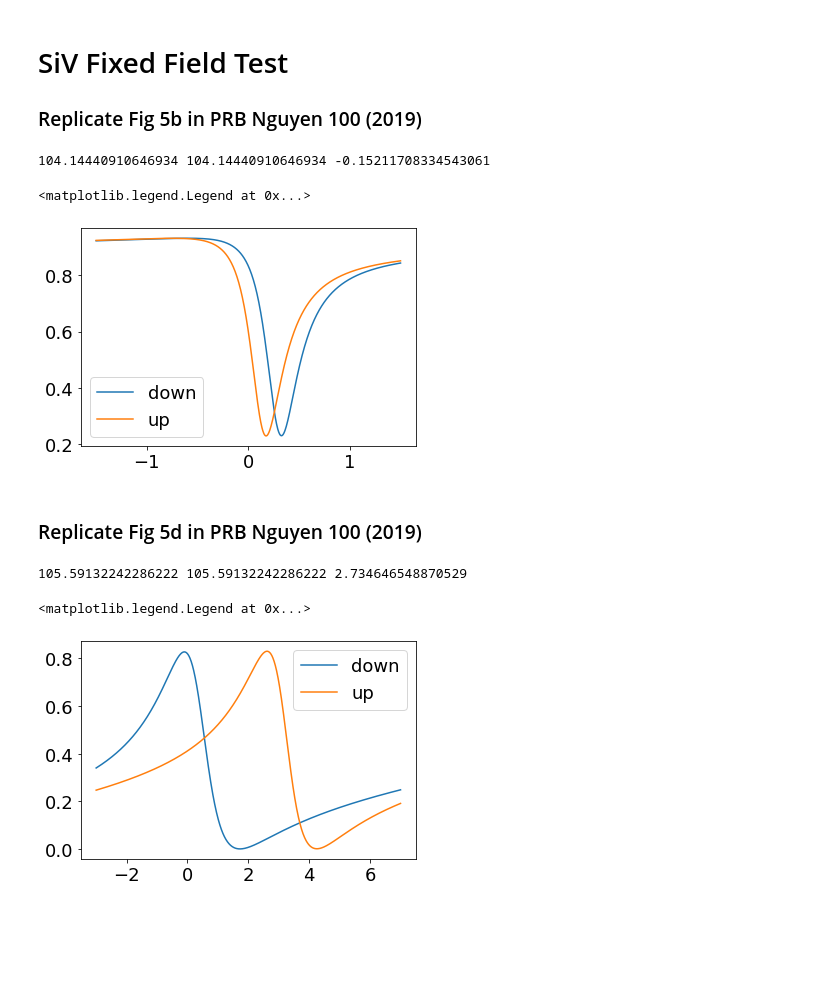
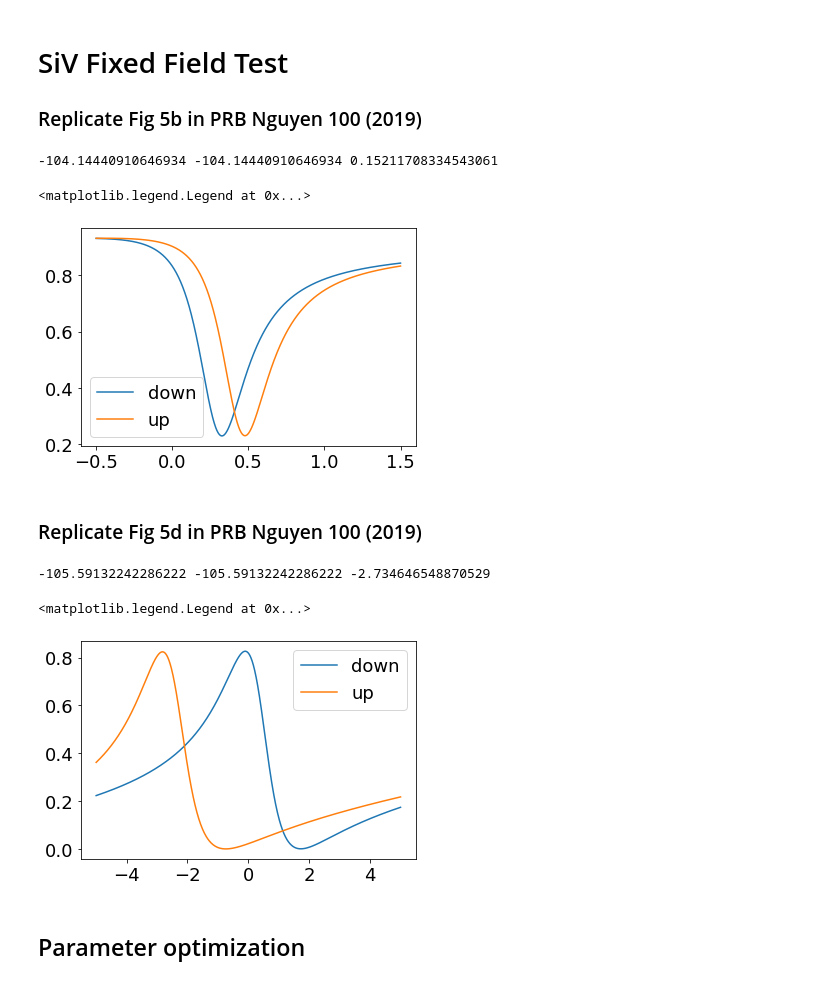
Before and after one commit to huanyanqi/siv-cqed-model, a Jupyter notebook: CavityQED.ipynb, the cells around one changed output. Drawn from its saved outputs; the diff is of its cells as text; code cells hidden in the pictures; blank space fills up the shorter version.

```diff
--- a/CavityQED.ipynb
+++ b/CavityQED.ipynb
@@ -135,27 +135,27 @@ plt.plot(np.linalg.norm(B_sweep, axis=0), ge_up_up - ge_down_down)
 # %%
 s.update_val(B=[0., 0, 0.35])
 bands = np.zeros([2, 4])
 bands[0, :] = (s.Hg.eigenenergies()).real # Ground state energies
 bands[1, :] = (s.He.eigenenergies()).real # Excited state energies
 
 # f_downdown, f_upup
-ge_down_down = bands[0, 0] - bands[1, 0]
-ge_up_up = bands[0, 1] - bands[1, 1]
+ge_down_down = bands[1, 0] - bands[0, 0]
+ge_up_up = bands[1, 1] - bands[0, 1]
 # Relative energy difference
 print(ge_up_up, ge_up_up, ge_up_up - ge_down_down)
 
 # Detuning = 3 kappa
 cavity_detuning = -3*33
-w_arr = np.linspace(-1.5, 1.5, 1000)
+w_arr = np.linspace(-1.+0.5, 1.+0.5, 1000)
 
 c = Cavity({"w_c": cavity_detuning, "w_down": 0, "w_up": (ge_up_up - ge_down_down)})
 plt.plot(w_arr, c.reflectance(w_arr, 0), label="down")
 plt.plot(w_arr, c.reflectance(w_arr, 1), label="up")
 plt.legend()
 # %% [output]
-104.14440910646934 104.14440910646934 -0.15211708334543061
+-104.14440910646934 -104.14440910646934 0.15211708334543061
 <matplotlib.legend.Legend at 0x...>
-[figure, old version]
+[figure, new version]
 # %% [markdown]
 ### Replicate Fig 5d in PRB Nguyen 100 (2019)
 # %%
@@ -165,20 +165,22 @@ bands[0, :] = (s.Hg.eigenenergies()).real # Ground state energies
 bands[1, :] = (s.He.eigenenergies()).real # Excited state energies
 
 # f_downdown, f_upup
-ge_down_down = bands[0, 0] - bands[1, 0]
-ge_up_up = bands[0, 1] - bands[1, 1]
+ge_down_down = bands[1, 0] - bands[0, 0]
+ge_up_up = bands[1, 1] - bands[0, 1]
 # Relative energy difference
 print(ge_up_up, ge_up_up, ge_up_up - ge_down_down)
 
 # Detuning = 0.5 kappa
-cavity_detuning = -0.5*33
-w_arr = np.linspace(-5+2, 5+2, 1000)
+delta = -0.5*33
+w_arr = np.linspace(-5, 5, 1000)
 
-c = Cavity({"w_c": cavity_detuning, "w_down": 0, "w_up": (ge_up_up - ge_down_down)})
+c = Cavity({"w_c": delta, "w_down": 0, "w_up": (ge_up_up - ge_down_down)})
 plt.plot(w_arr, c.reflectance(w_arr, 0), label="down")
 plt.plot(w_arr, c.reflectance(w_arr, 1), label="up")
 plt.legend()
 # %% [output]
-105.59132242286222 105.59132242286222 2.734646548870529
+-105.59132242286222 -105.59132242286222 -2.734646548870529
 <matplotlib.legend.Legend at 0x...>
-[figure, old version]
+[figure, new version]
+# %% [markdown]
+## Parameter optimization
```
Also changed, not shown: parts of 6 cells of this notebook.
